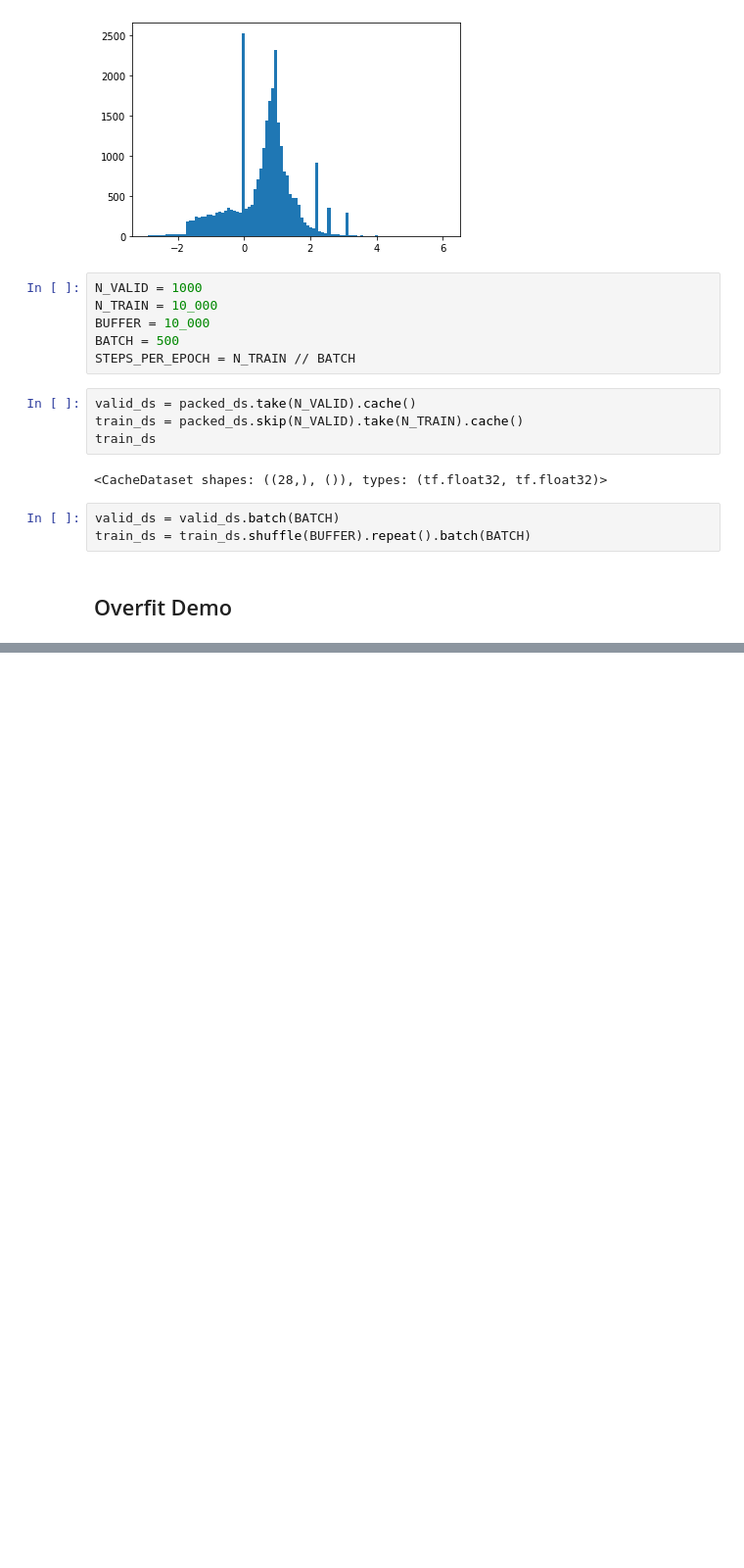
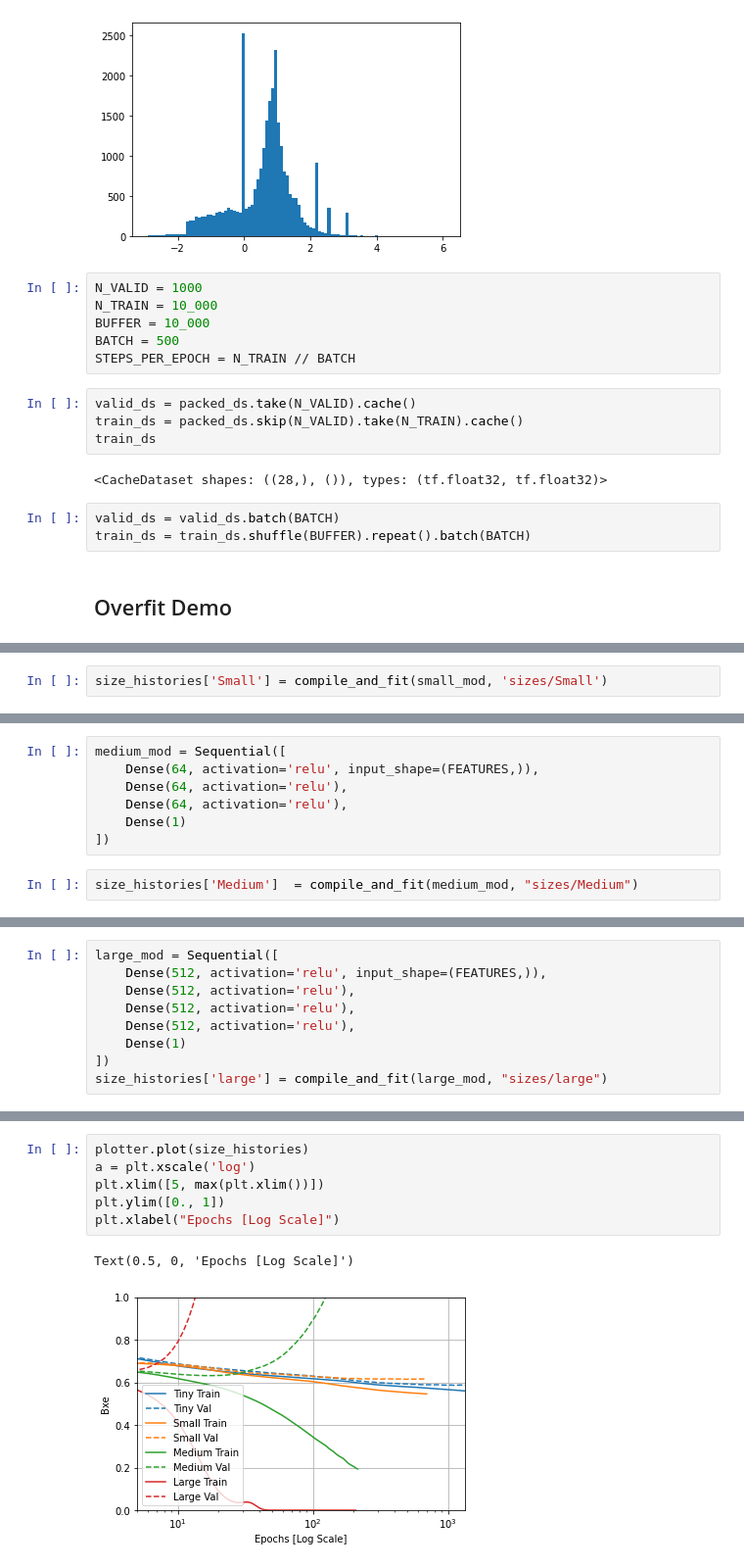
Before and after one commit to damiansp/neuralNet, a Jupyter notebook: python/tensorflow/docs/tutorial/beginner/04_overfit_underfit.py.ipynb, the cells around one changed output, grey strips where cells are left out. Shown at 98% size. Saved outputs shown, nothing was run; the diff lists cells and outputs as text; blank space fills up the shorter version.

```diff
--- a/python/tensorflow/docs/tutorial/beginner/04_overfit_underfit.py.ipynb
+++ b/python/tensorflow/docs/tutorial/beginner/04_overfit_underfit.py.ipynb
@@ -69,0 +148,2 @@ train_ds = train_ds.shuffle(BUFFER).repeat().batch(BATCH)
+# %%
+size_histories['Small'] = compile_and_fit(small_mod, 'sizes/Small')
@@ -69,0 +168,9 @@ train_ds = train_ds.shuffle(BUFFER).repeat().batch(BATCH)
+# %%
+medium_mod = Sequential([
+    Dense(64, activation='relu', input_shape=(FEATURES,)),
+    Dense(64, activation='relu'),
+    Dense(64, activation='relu'),
+    Dense(1)
+])
+# %%
+size_histories['Medium']  = compile_and_fit(medium_mod, "sizes/Medium")
@@ -69,0 +195,9 @@ train_ds = train_ds.shuffle(BUFFER).repeat().batch(BATCH)
+# %%
+large_mod = Sequential([
+    Dense(512, activation='relu', input_shape=(FEATURES,)),
+    Dense(512, activation='relu'),
+    Dense(512, activation='relu'),
+    Dense(512, activation='relu'),
+    Dense(1)
+])
+size_histories['large'] = compile_and_fit(large_mod, "sizes/large")
@@ -69,0 +222,9 @@ train_ds = train_ds.shuffle(BUFFER).repeat().batch(BATCH)
+# %%
+plotter.plot(size_histories)
+a = plt.xscale('log')
+plt.xlim([5, max(plt.xlim())])
+plt.ylim([0., 1])
+plt.xlabel("Epochs [Log Scale]")
+# %% [output]
+Text(0.5, 0, 'Epochs [Log Scale]')
+[figure, added]
```
Also changed, not shown: parts of 14 cells of this notebook.
